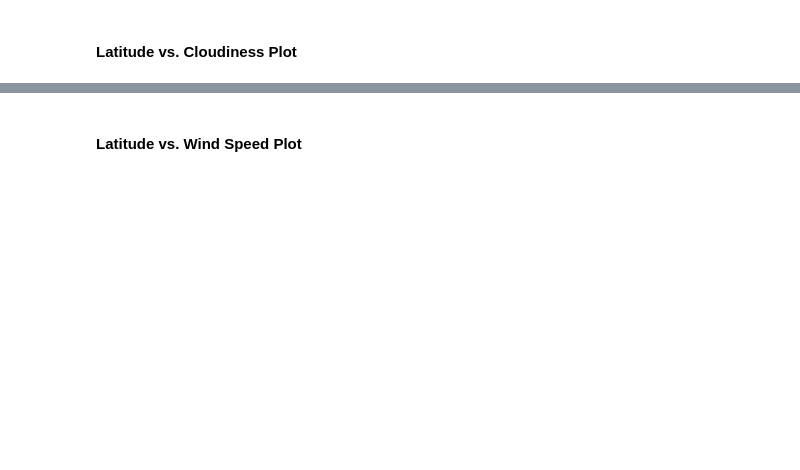
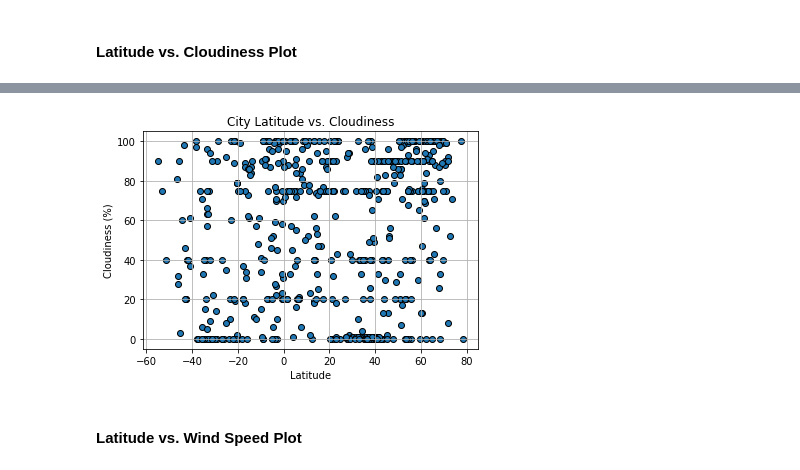
Before and after one commit to phamkdaniel/06-Python-APIs, a Jupyter notebook: WeatherPy.ipynb, the cells around one changed output, grey strips where cells are left out. Cells and saved outputs as stored; diff of their text form; code cells hidden in the pictures; blank space fills up the shorter version.

```diff
--- a/WeatherPy.ipynb
+++ b/WeatherPy.ipynb
@@ -147,2 +190,21 @@ dtype: int64
+# %%
+# create figure
+fig, ax = plt.subplots()
+
+# plot points
+ax.scatter(city_data_df['Lat'], city_data_df['Cloudiness'], edgecolor='k')
+
+# set title and x, y labels
+plt.title('City Latitude vs. Cloudiness')
+ax.set_xlabel('Latitude')
+ax.set_ylabel('Cloudiness (%)')
+
+# set grid
+plt.grid()
+
+# show figure
+plt.show()
+# %% [output]
+[figure, added]
 # %% [markdown]
 #### Latitude vs. Wind Speed Plot
```
Also changed, not shown: parts of 18 cells of this notebook.
